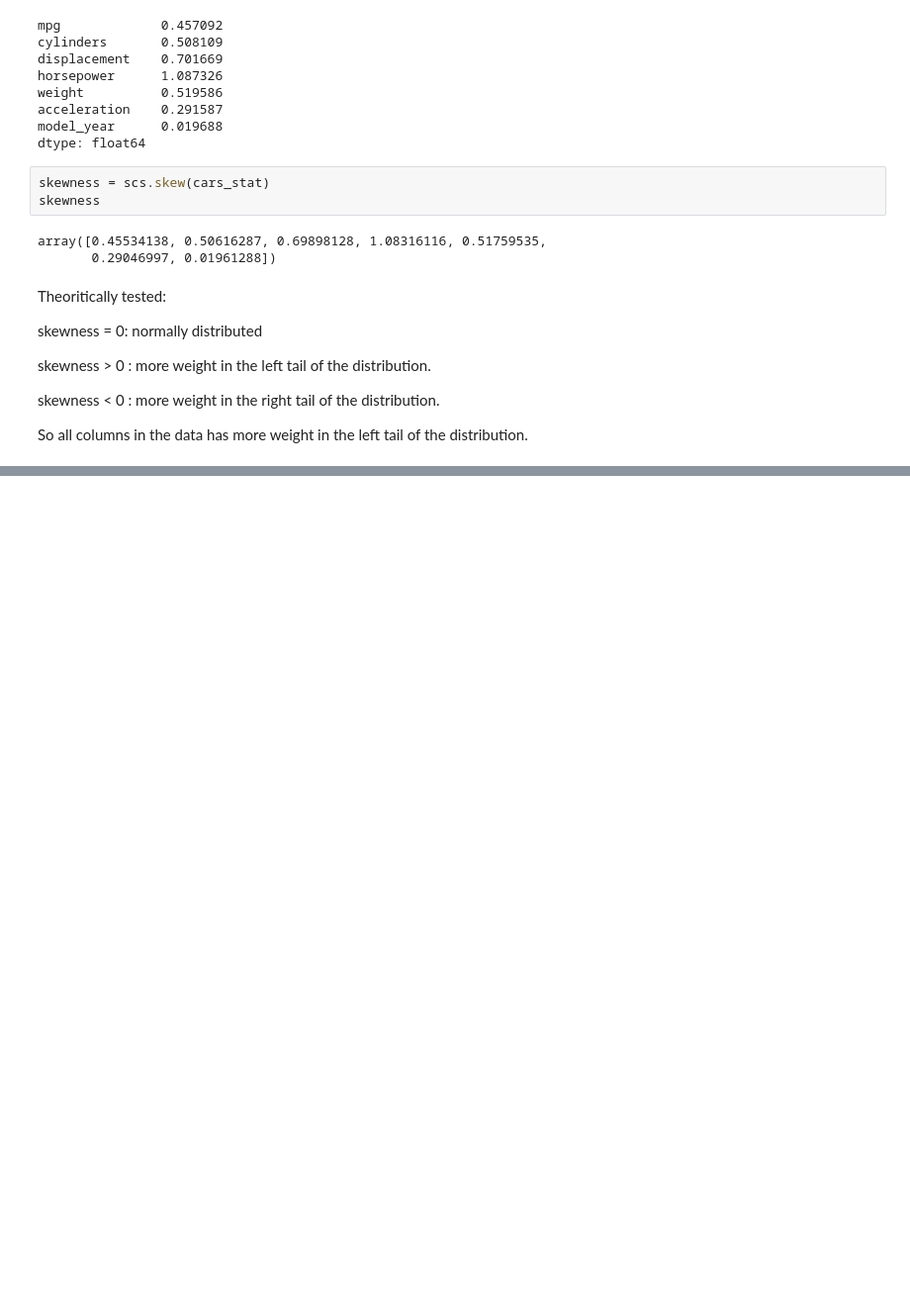
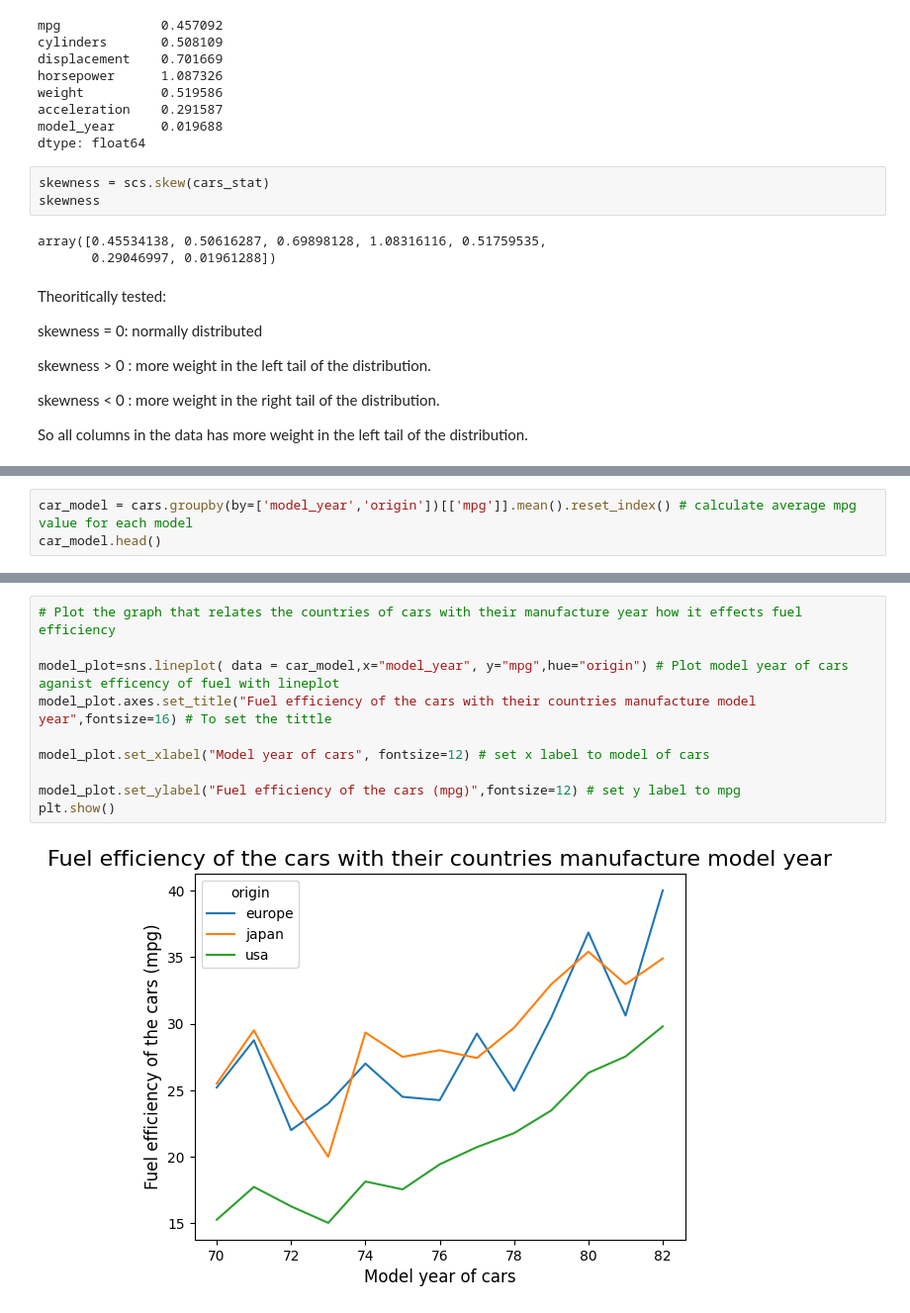
Before and after one commit to VineelaNedunuri/Statistiska_metoder-vineela-nedunuri, a Jupyter notebook: Uppgift/Deskriptiva mått.ipynb, the cells around one changed output, grey strips where cells are left out. Shown at 99% size. Drawn from its saved outputs; the diff is of its cells as text; blank space fills up the shorter version.

Commit message:
model year graph

```diff
--- a/Uppgift/Deskriptiva mått.ipynb
+++ b/Uppgift/Deskriptiva mått.ipynb
@@ -258,0 +271,3 @@ So all columns in the data has more weight in the left tail of the distribution.
+# %%
+car_model = cars.groupby(by=['model_year','origin'])[['mpg']].mean().reset_index() # calculate average mpg value for each model
+car_model.head()
@@ -258,0 +281,12 @@ So all columns in the data has more weight in the left tail of the distribution.
+# %%
+# Plot the graph that relates the countries of cars with their manufacture year how it effects fuel efficiency
+
+model_plot=sns.lineplot( data = car_model,x="model_year", y="mpg",hue="origin") # Plot model year of cars aganist efficency of fuel with lineplot
+model_plot.axes.set_title("Fuel efficiency of the cars with their countries manufacture model year",fontsize=16) # To set the tittle
+
+model_plot.set_xlabel("Model year of cars", fontsize=12) # set x label to model of cars
+
+model_plot.set_ylabel("Fuel efficiency of the cars (mpg)",fontsize=12) # set y label to mpg
+plt.show()
+# %% [output]
+[figure, added]
```
Also changed, not shown: parts of 6 cells of this notebook.
